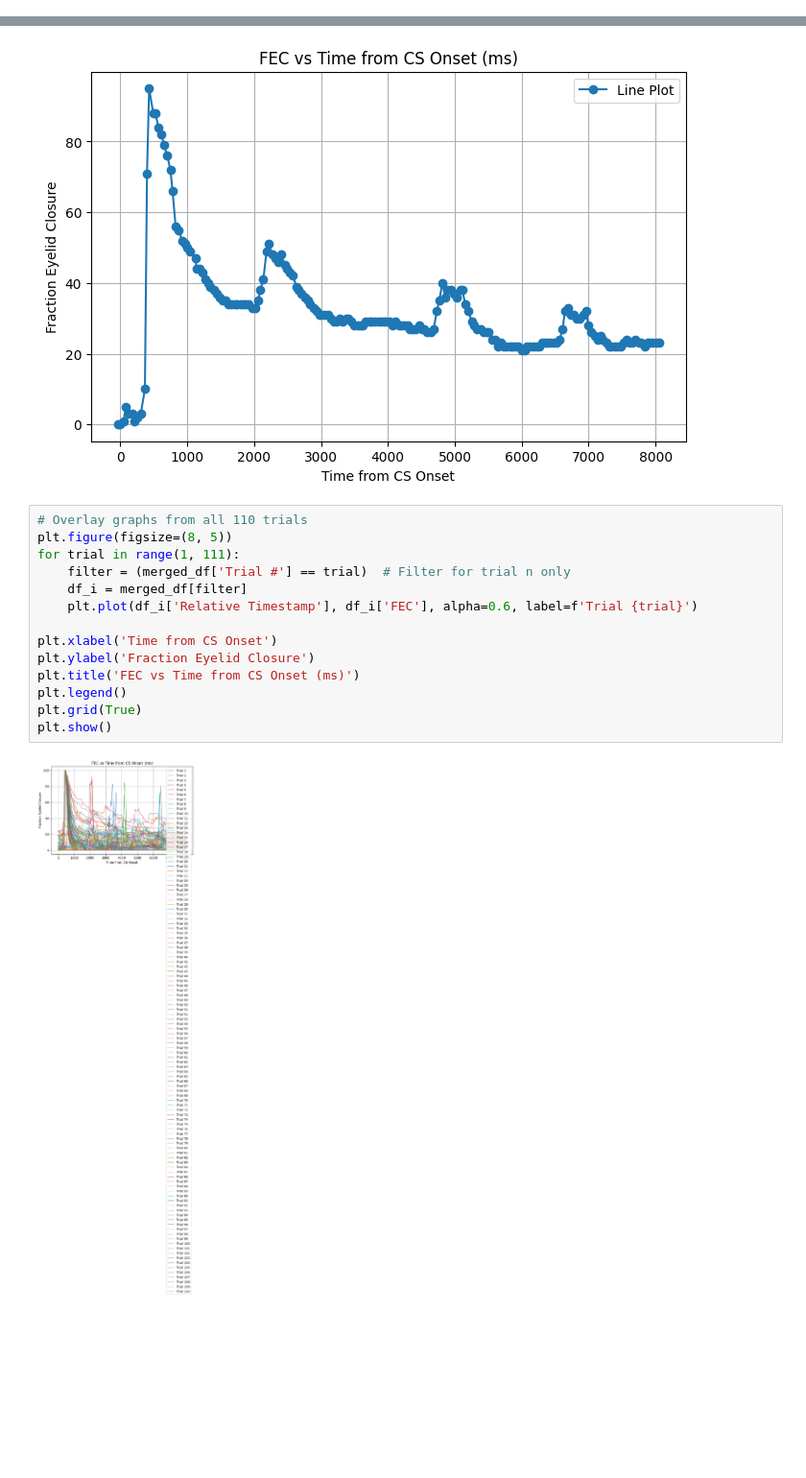
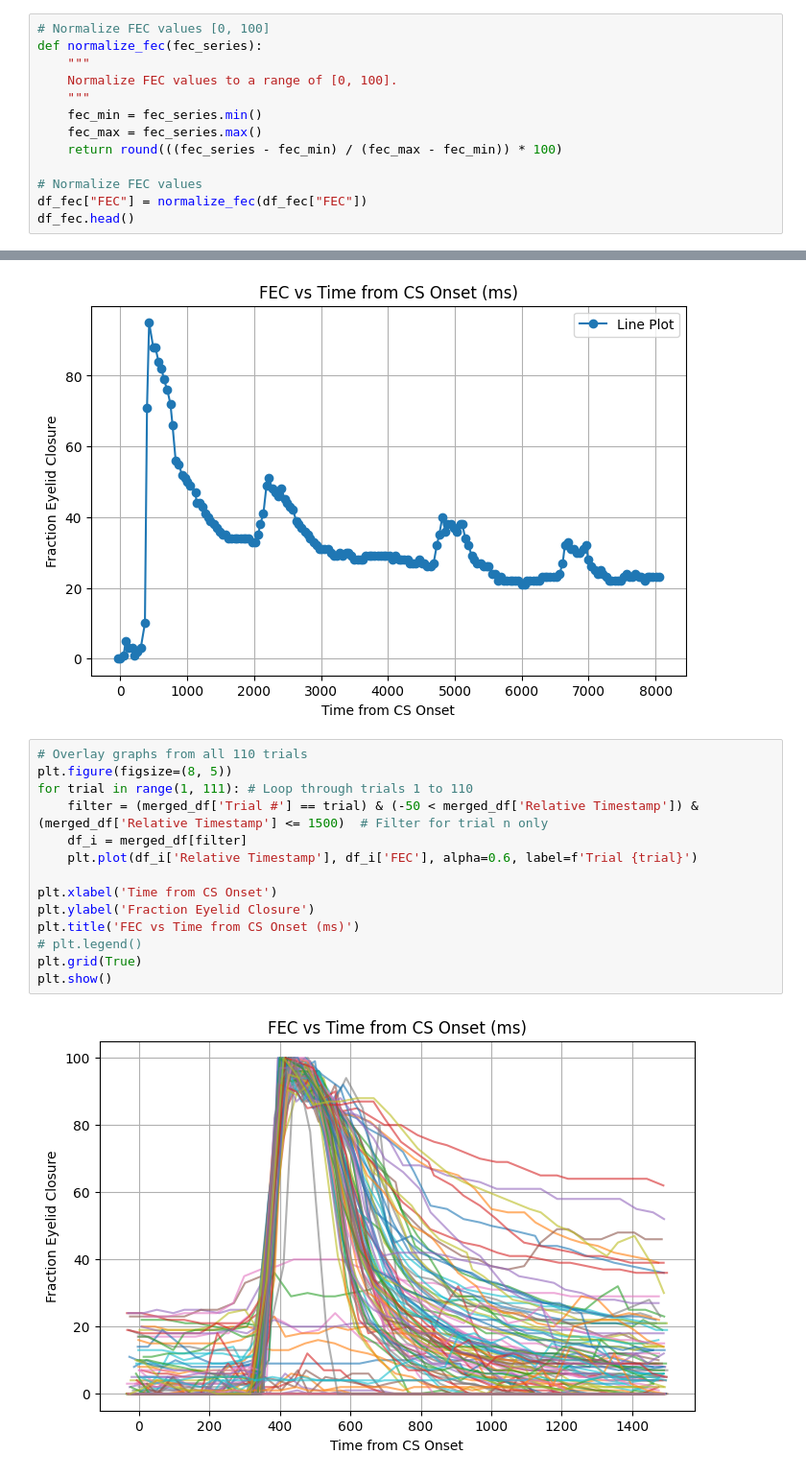
Before and after one commit to alvinadjei/Eyeblink, a Jupyter notebook: Code/analysis/exploratory.ipynb, the cells around one changed output, grey strips where cells are left out. Shown at 96% size. Cells and saved outputs as stored; diff of their text form; blank space fills up the shorter version.

```diff
--- a/Code/analysis/exploratory.ipynb
+++ b/Code/analysis/exploratory.ipynb
@@ -48,3 +51,16 @@ df_stim.head()
 | 2 | 3 | 2025-05-19 15:22:16.815466 | False | 10 |
 | 3 | 4 | 2025-05-19 15:22:30.940848 | True | 10 |
 | 4 | 5 | 2025-05-19 15:22:47.517171 | True | 10 |
+# %%
+# Normalize FEC values [0, 100]
+def normalize_fec(fec_series):
+    """
+    Normalize FEC values to a range of [0, 100].
+    """
+    fec_min = fec_series.min()
+    fec_max = fec_series.max()
+    return round(((fec_series - fec_min) / (fec_max - fec_min)) * 100)
+
+# Normalize FEC values
+df_fec["FEC"] = normalize_fec(df_fec["FEC"])
+df_fec.head()
@@ -95,16 +118,16 @@ plt.show()
 # %%
 # Overlay graphs from all 110 trials
 plt.figure(figsize=(8, 5))
-for trial in range(1, 111):
-    filter = (merged_df['Trial #'] == trial)  # Filter for trial n only
+for trial in range(1, 111): # Loop through trials 1 to 110
+    filter = (merged_df['Trial #'] == trial) & (-50 < merged_df['Relative Timestamp']) & (merged_df['Relative Timestamp'] <= 1500)  # Filter for trial n only
     df_i = merged_df[filter]
     plt.plot(df_i['Relative Timestamp'], df_i['FEC'], alpha=0.6, label=f'Trial {trial}')
 
 plt.xlabel('Time from CS Onset')
 plt.ylabel('Fraction Eyelid Closure')
 plt.title('FEC vs Time from CS Onset (ms)')
-plt.legend()
+# plt.legend()
 plt.grid(True)
 plt.show()
 # %% [output]
-[figure, old version]
+[figure, new version]
```
Also changed, not shown: parts of 3 cells of this notebook, 14 other files.
